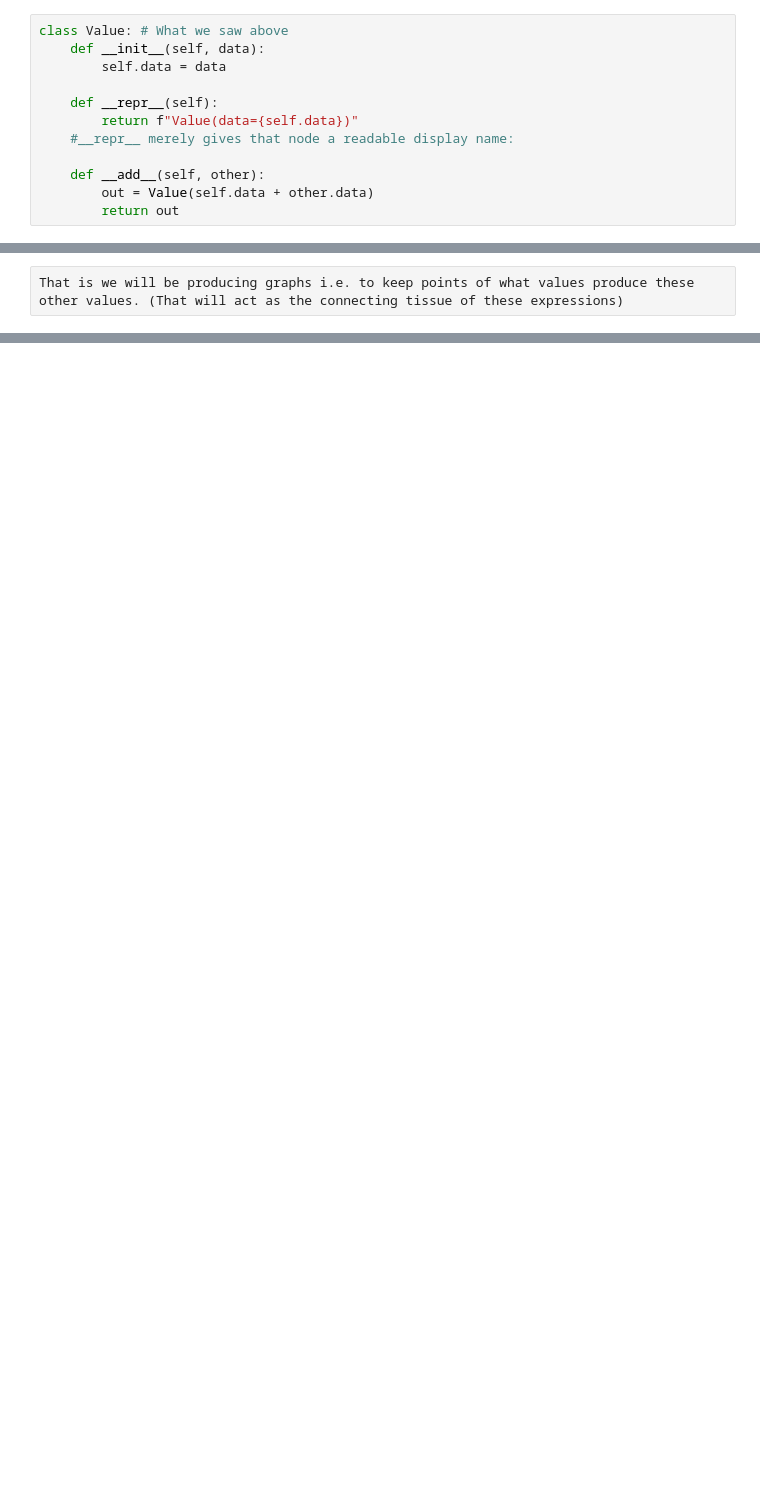
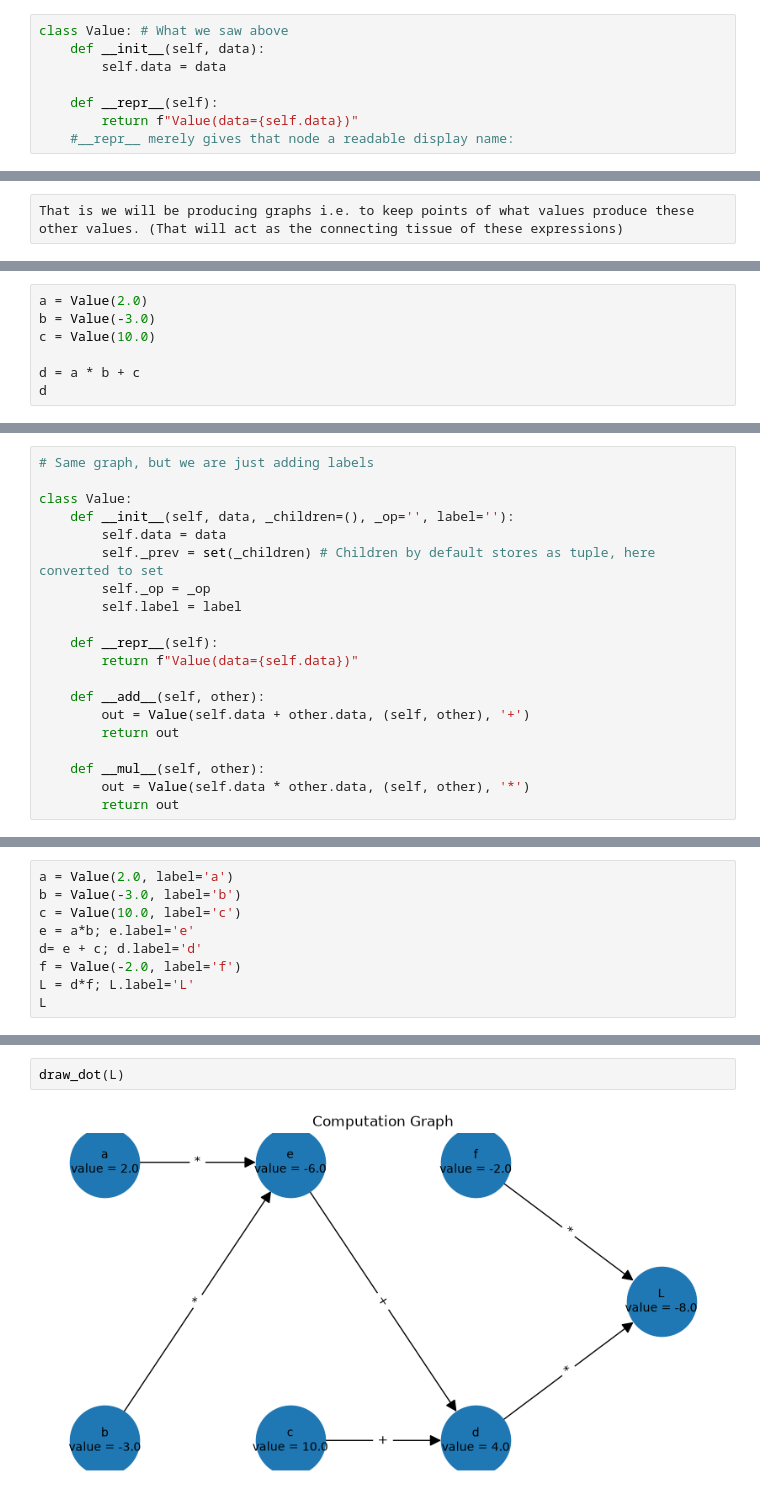
Before and after one commit to HESleagacy/Micrograd, a Jupyter notebook: main.ipynb, the cells around one changed output, grey strips where cells are left out. Drawn from its saved outputs; the diff is of its cells as text; blank space fills up the shorter version.

Commit message:
Data Structure Implementation /Graph visualization

```diff
--- a/main.ipynb
+++ b/main.ipynb
@@ -179,10 +179,6 @@ class Value: # What we saw above
     def __repr__(self):
         return f"Value(data={self.data})"
     #__repr__ merely gives that node a readable display name:
-
-    def __add__(self, other):
-        out = Value(self.data + other.data)
-        return out
 # %%
 a = Value(2.0)
 b = Value(-3.0)
@@ -226,0 +257,7 @@ SyntaxError: invalid non-printable character U+00A0 (1221993776.py, line 2)
+# %%
+a = Value(2.0)
+b = Value(-3.0)
+c = Value(10.0)
+
+d = a * b + c
+d
@@ -226,0 +278,20 @@ SyntaxError: invalid non-printable character U+00A0 (1221993776.py, line 2)
+# %%
+# Same graph, but we are just adding labels
+
+class Value:
+    def __init__(self, data, _children=(), _op='', label=''):
+        self.data = data
+        self._prev = set(_children) # Children by default stores as tuple, here converted to set
+        self._op = _op
+        self.label = label
+
+    def __repr__(self):
+        return f"Value(data={self.data})"
+
+    def __add__(self, other):
+        out = Value(self.data + other.data, (self, other), '+')
+        return out
+
+    def __mul__(self, other):
+        out = Value(self.data * other.data, (self, other), '*')
+        return out
@@ -226,0 +399,9 @@ SyntaxError: invalid non-printable character U+00A0 (1221993776.py, line 2)
+# %%
+a = Value(2.0, label='a')
+b = Value(-3.0, label='b')
+c = Value(10.0, label='c')
+e = a*b; e.label='e'
+d= e + c; d.label='d'
+f = Value(-2.0, label='f')
+L = d*f; L.label='L'
+L
@@ -226,0 +410,4 @@ SyntaxError: invalid non-printable character U+00A0 (1221993776.py, line 2)
+# %%
+draw_dot(L)
+# %% [output]
+[figure, added]
```
Also changed, not shown: parts of 18 cells of this notebook.
